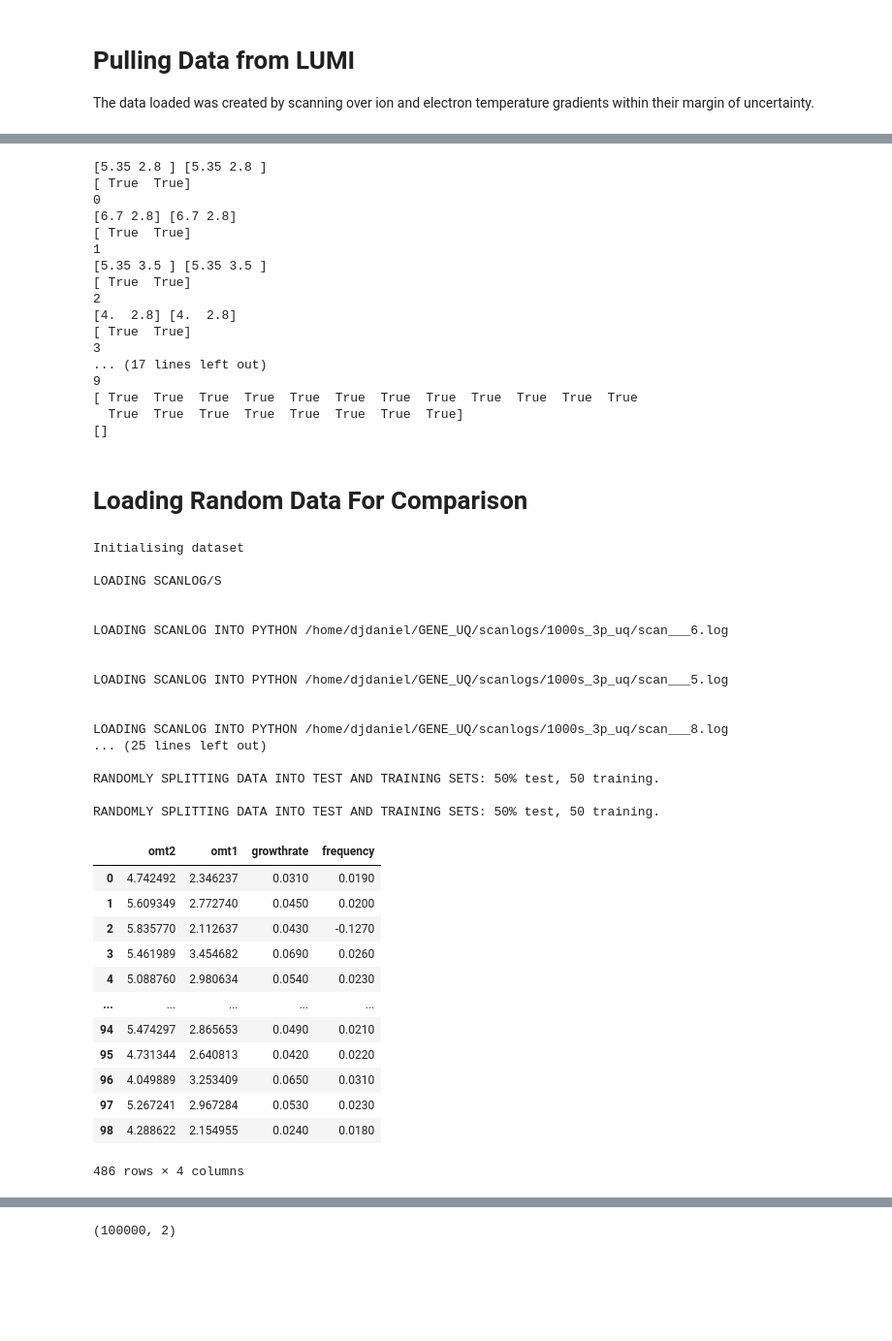
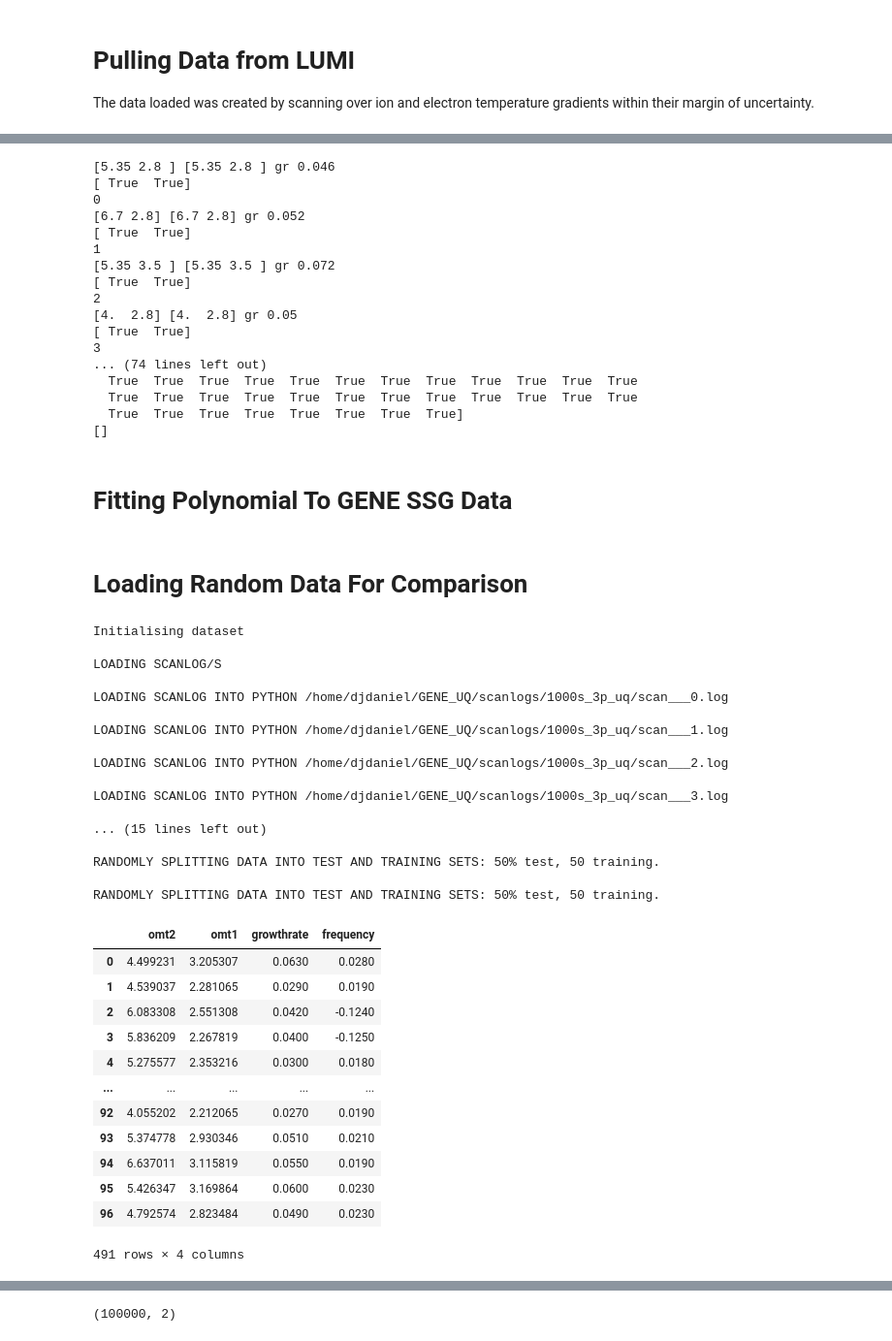
Before and after one commit to DanHarJor/GENE_UQ, a Jupyter notebook: staticSG.ipynb, the cells around one changed output, grey strips where cells are left out. Shown at 97% size. Saved outputs shown, nothing was run; the diff lists cells and outputs as text; code cells hidden in the pictures; blank space fills up the shorter version.

```diff
--- a/staticSG.ipynb
+++ b/staticSG.ipynb
@@ -143,29 +118,31 @@ import numpy as np
 
 sample_order_bool = []
 for i in range(len(SSG_data.x)):
-    print(SSG_data.x[i], sampler.samples_array[i])
+    print(SSG_data.x[i], sampler.samples_array[i], f'gr {SSG_data.growthrate_train[i]}')
     order_bool = np.round(SSG_data.x[i],2) == np.round(sampler.samples_array[i],2)
     print(order_bool)
-    sample_order_bool.append(order_bool)git
+    sample_order_bool.append(order_bool)
     print(i)
 sample_order_bool = np.concatenate(sample_order_bool)
 print(sample_order_bool)
 print(np.argwhere(~sample_order_bool))
 # %% [output]
-[5.35 2.8 ] [5.35 2.8 ]
+[5.35 2.8 ] [5.35 2.8 ] gr 0.046
 [ True  True]
 0
-[6.7 2.8] [6.7 2.8]
+[6.7 2.8] [6.7 2.8] gr 0.052
 [ True  True]
 1
-[5.35 3.5 ] [5.35 3.5 ]
+[5.35 3.5 ] [5.35 3.5 ] gr 0.072
 [ True  True]
 2
-[4.  2.8] [4.  2.8]
+[4.  2.8] [4.  2.8] gr 0.05
 [ True  True]
 3
-... (17 lines left out)
-9
-[ True  True  True  True  True  True  True  True  True  True  True  True
+... (74 lines left out)
+  True  True  True  True  True  True  True  True  True  True  True  True
+  True  True  True  True  True  True  True  True  True  True  True  True
   True  True  True  True  True  True  True  True]
 []
+# %% [markdown]
+# Fitting Polynomial To GENE SSG Data
@@ -174,49 +157,49 @@ print(np.argwhere(~sample_order_bool))
 # %%
 from GENE_ML.gene_ml.dataset.ScanData import ScanData
 from GENE_ML.gene_ml.parsers.GENEparser import GENE_scan_parser
 
 
 parser = GENE_scan_parser()
 
 host = 'lumi'
 #data_name = f'{num_samples}s_{len(parameters)}p_uq'#'1000s_2p_uq'
 data_name = '1000s_3p_uq'
-test_percentage=50
+rand_test_percentage=50
 # data_set = ScanData(data_name, parser, host, remote_path=remote_save_dir, test_percentage=test_percentage)
 
 #If the data is already loaded from the remote to local .../scanlogs/<data_name> then the host and remote path can be ommitted
-random_data = ScanData(data_name, parser, test_percentage=test_percentage)
+random_data = ScanData(data_name, parser, test_percentage=rand_test_percentage)
 
 random_data.remove_parameter('kymin1')
 random_data.df
 # %% [output]
 Initialising dataset
 
 LOADING SCANLOG/S
 
+LOADING SCANLOG INTO PYTHON /home/djdaniel/GENE_UQ/scanlogs/1000s_3p_uq/scan___0.log
 
-LOADING SCANLOG INTO PYTHON /home/djdaniel/GENE_UQ/scanlogs/1000s_3p_uq/scan___6.log
+LOADING SCANLOG INTO PYTHON /home/djdaniel/GENE_UQ/scanlogs/1000s_3p_uq/scan___1.log
 
+LOADING SCANLOG INTO PYTHON /home/djdaniel/GENE_UQ/scanlogs/1000s_3p_uq/scan___2.log
 
-LOADING SCANLOG INTO PYTHON /home/djdaniel/GENE_UQ/scanlogs/1000s_3p_uq/scan___5.log
+LOADING SCANLOG INTO PYTHON /home/djdaniel/GENE_UQ/scanlogs/1000s_3p_uq/scan___3.log
 
-
-LOADING SCANLOG INTO PYTHON /home/djdaniel/GENE_UQ/scanlogs/1000s_3p_uq/scan___8.log
-... (25 lines left out)
+... (15 lines left out)
 
 RANDOMLY SPLITTING DATA INTO TEST AND TRAINING SETS: 50% test, 50 training.
 
 RANDOMLY SPLITTING DATA INTO TEST AND TRAINING SETS: 50% test, 50 training.
 |  | omt2 | omt1 | growthrate | frequency |
-| 0 | 4.742492 | 2.346237 | 0.0310 | 0.0190 |
-| 1 | 5.609349 | 2.772740 | 0.0450 | 0.0200 |
-| 2 | 5.835770 | 2.112637 | 0.0430 | -0.1270 |
-| 3 | 5.461989 | 3.454682 | 0.0690 | 0.0260 |
-| 4 | 5.088760 | 2.980634 | 0.0540 | 0.0230 |
+| 0 | 4.499231 | 3.205307 | 0.0630 | 0.0280 |
+| 1 | 4.539037 | 2.281065 | 0.0290 | 0.0190 |
+| 2 | 6.083308 | 2.551308 | 0.0420 | -0.1240 |
+| 3 | 5.836209 | 2.267819 | 0.0400 | -0.1250 |
+| 4 | 5.275577 | 2.353216 | 0.0300 | 0.0180 |
 | ... | ... | ... | ... | ... |
-| 94 | 5.474297 | 2.865653 | 0.0490 | 0.0210 |
-| 95 | 4.731344 | 2.640813 | 0.0420 | 0.0220 |
-| 96 | 4.049889 | 3.253409 | 0.0650 | 0.0310 |
-| 97 | 5.267241 | 2.967284 | 0.0530 | 0.0230 |
-| 98 | 4.288622 | 2.154955 | 0.0240 | 0.0180 |
+| 92 | 4.055202 | 2.212065 | 0.0270 | 0.0190 |
+| 93 | 5.374778 | 2.930346 | 0.0510 | 0.0210 |
+| 94 | 6.637011 | 3.115819 | 0.0550 | 0.0190 |
+| 95 | 5.426347 | 3.169864 | 0.0600 | 0.0230 |
+| 96 | 4.792574 | 2.823484 | 0.0490 | 0.0230 |
-486 rows × 4 columns
+491 rows × 4 columns
```
Also changed, not shown: parts of 24 cells of this notebook.
